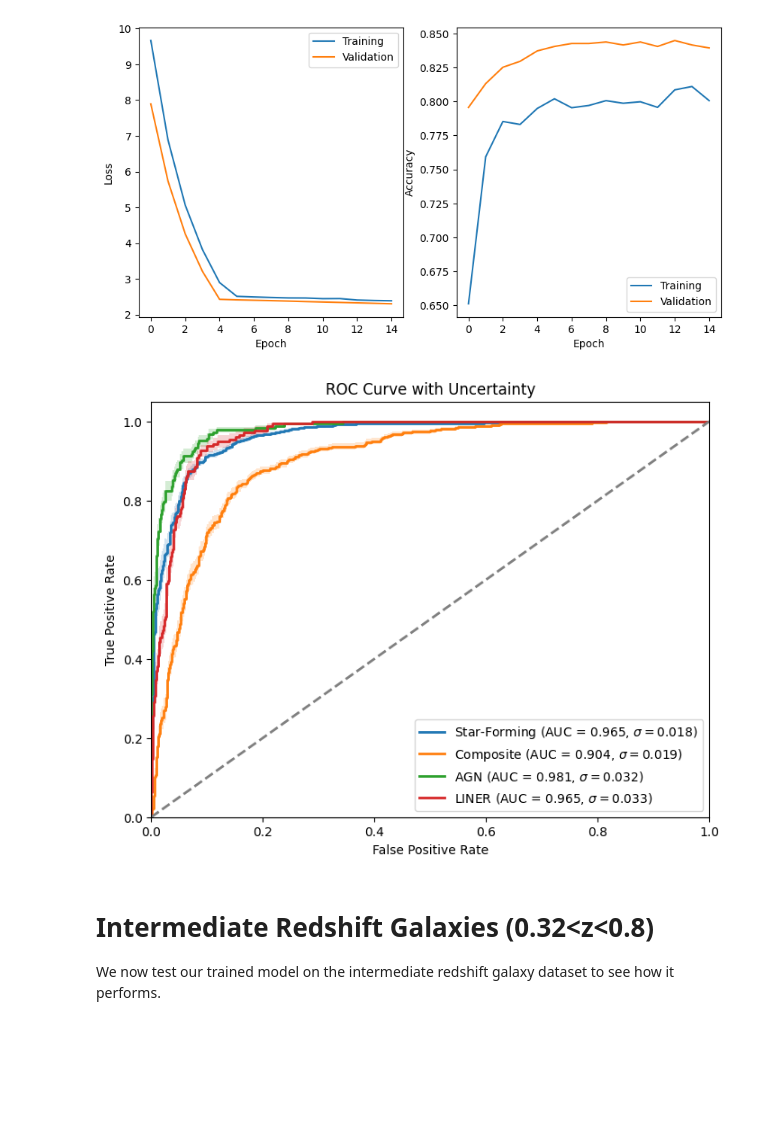
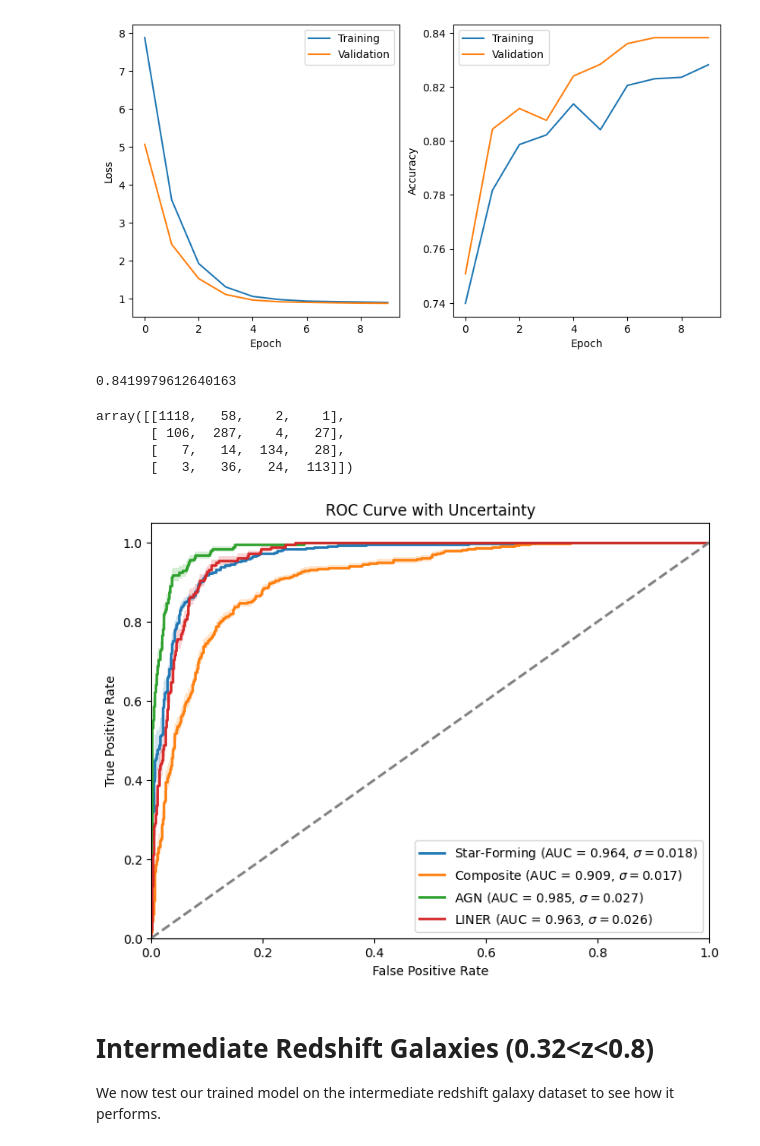
Before and after one commit to lorlo9999/DeepLearningProject, a Jupyter notebook: NeuralNetwork/NeuralNetwork.ipynb, the cells around one changed output. Saved outputs shown, nothing was run; the diff lists cells and outputs as text; code cells hidden in the pictures; blank space fills up the shorter version.

```diff
--- a/NeuralNetwork/NeuralNetwork.ipynb
+++ b/NeuralNetwork/NeuralNetwork.ipynb
@@ -50,29 +52,19 @@ X_train_split = scaler.transform(X_train_split)
 X_val_split = scaler.transform(X_val_split)
 X_test = scaler.transform(X_test)
 
-p_dropout=0.5
+p_dropout=0.4
 
 keras.backend.clear_session()
 
 
 inputs = layers.Input(shape=(8,))
 
-fc1 = layers.Dense(256, name="fc1", kernel_regularizer=keras.regularizers.l2(0.01))(inputs)
+fc1 = layers.Dense(512, name="fc1", kernel_regularizer=keras.regularizers.l2(0.01))(inputs)
 fc1 = layers.Activation(activation="relu")(fc1)
 fc1 = layers.Dropout(p_dropout)(fc1)
 fc1 = layers.BatchNormalization(axis=-1)(fc1)
 
-fc2 = layers.Dense(256, name="fc2", kernel_regularizer=keras.regularizers.l2(0.01))(fc1)
-fc2 = layers.Activation(activation="relu")(fc2)
-fc2 = layers.Dropout(p_dropout)(fc2)
-fc2 = layers.BatchNormalization(axis=-1)(fc2)
-
-fc3 = layers.Dense(256, name="fc3", kernel_regularizer=keras.regularizers.l2(0.01))(fc2)
-fc3 = layers.Activation(activation="relu")(fc3)
-fc3 = layers.Dropout(p_dropout)(fc3)
-fc3 = layers.BatchNormalization(axis=-1)(fc3)
-
-fc4 = layers.Dense(256, name="fc4", kernel_regularizer=keras.regularizers.l2(0.01))(fc3)
+fc4 = layers.Dense(512, name="fc4", kernel_regularizer=keras.regularizers.l2(0.01))(fc1)
 fc4 = layers.Activation(activation="relu")(fc4)
 fc4 = layers.Dropout(p_dropout)(fc4)
 fc4 = layers.BatchNormalization(axis=-1)(fc4)
@@ -80,7 +72,7 @@ fc4 = layers.BatchNormalization(axis=-1)(fc4)
 skip_connection = fc1
 
 combined_input = layers.Add()([fc4, skip_connection])
-fc5 = layers.Dense(256, name="fc5", kernel_regularizer=keras.regularizers.l2(0.01))(combined_input)
+fc5 = layers.Dense(512, name="fc5", kernel_regularizer=keras.regularizers.l2(0.01))(combined_input)
 fc5 = layers.Activation(activation="relu")(fc5)
 fc5 = layers.Dropout(p_dropout)(fc5)
 fc5 = layers.BatchNormalization(axis=-1)(fc5)
@@ -126,5 +118,5 @@ lr_callback = LearningRateScheduler(lr_schedule)
 
 model.compile(optimizer=Adam(learning_rate=0.001), loss='categorical_crossentropy', metrics=['accuracy'])
 
-model_history = model.fit(X_train_split, y_train_split, epochs=15, batch_size=16, verbose=1, shuffle=True, validation_data=(X_val_split, y_val_split),callbacks=[lr_callback])
+model_history = model.fit(X_train_split, y_train_split, epochs=10, batch_size=16, verbose=1, shuffle=True, validation_data=(X_val_split, y_val_split),callbacks=[lr_callback])
 # %% [output]
@@ -153,9 +148,26 @@ import plotting
 
 plotting.plot_model_history(model_history)
 # %% [output]
-[figure, old version]
+[figure, new version]
 # %%
 pred = model.predict(X_test,verbose=0)
+# %%
+#calculate accuracy
+from sklearn.metrics import accuracy_score
+y_pred = np.argmax(pred, axis=1)
+y_true = np.argmax(y_test, axis=1)
+accuracy = accuracy_score(y_true, y_pred)
+print(accuracy)
+
+#calculate confusion matrix
+from sklearn.metrics import confusion_matrix
+confusion_matrix(y_pred, y_true)
+# %% [output]
+0.8419979612640163
+array([[1118,   58,    2,    1],
+       [ 106,  287,    4,   27],
+       [   7,   14,  134,   28],
+       [   3,   36,   24,  113]])
 # %%
 from sklearn.metrics import roc_curve, auc
 import matplotlib.pyplot as plt
@@ -169,7 +181,7 @@ def monte_carlo_predictions(model, X, num_samples=50):
     preds = np.array([model(X, training=True).numpy() for _ in range(num_samples)])
     return preds
 
-num_mc_samples = 50
+num_mc_samples = 20
 mc_preds = monte_carlo_predictions(model, X_test, num_mc_samples)
 
 y_pred_prob = np.mean(mc_preds[:, :, :4], axis=0)
@@ -197,34 +209,34 @@ for i in range(4):
 plt.figure(figsize=(8, 6))
 classes = ['Star-Forming', 'Composite', 'AGN', 'LINER']
 
 for i in range(4):
     #check for nan values and remove them
     for n in tpr_uncertainty[i]:
         if np.isnan(n):
             tpr_uncertainty[i] = np.delete(tpr_uncertainty[i], np.where(np.isnan(tpr_uncertainty[i])))
             fpr[i] = np.delete(fpr[i], np.where(np.isnan(tpr_uncertainty[i])))
             tpr[i] = np.delete(tpr[i], np.where(np.isnan(tpr_uncertainty[i])))
             break
     plt.plot(fpr[i], tpr[i], lw=2, label=rf'{classes[i]} (AUC = {roc_auc[i]:.3f}, $\sigma = ${tpr_uncertainty[i].mean():.3f})')
 
     min_len = min(len(tpr[i]), len(tpr_uncertainty[i]))
     plt.fill_between(
     fpr[i][:min_len],
     tpr[i][:min_len] - tpr_uncertainty[i][:min_len],
     tpr[i][:min_len] + tpr_uncertainty[i][:min_len],
     alpha=0.2)
 
 plt.plot([0, 1], [0, 1], color='gray', lw=2, linestyle='--')
 plt.xlim([0.0, 1.0])
 plt.ylim([0.0, 1.05])
 plt.xlabel('False Positive Rate')
 plt.ylabel('True Positive Rate')
 plt.title('ROC Curve with Uncertainty')
 plt.legend(loc='lower right')
 plt.savefig('../plots/NN-ROC_Curves.pdf', format='pdf')
 plt.show()
 # %% [output]
-[figure, old version]
+[figure, new version]
 # %%
 model.save('NN_model.keras')
 # %% [markdown]
```
Also changed, not shown: parts of 9 cells of this notebook, 4 other files.
